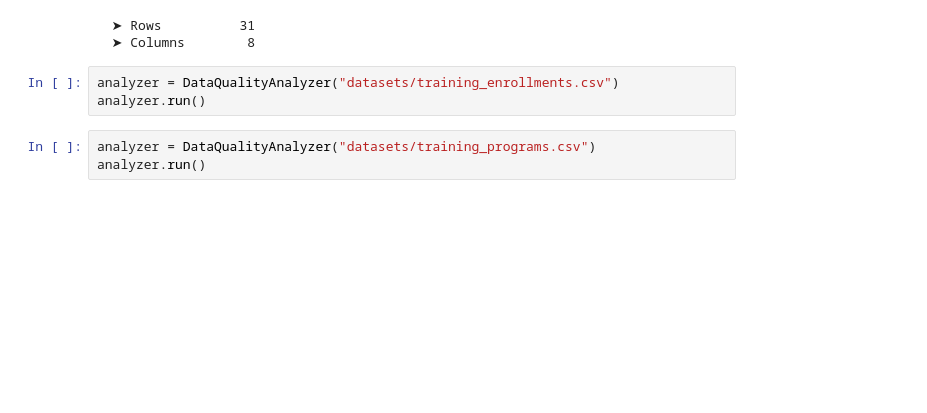
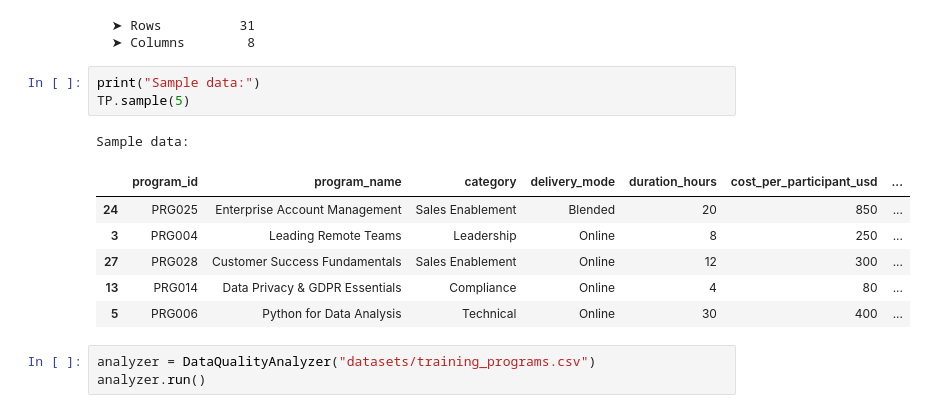
Before and after one commit to Sara-xv/Meridian-Group, a Jupyter notebook: Understanding and Cleaning.ipynb, the cells around one changed output. Cells and saved outputs as stored; diff of their text form; blank space fills up the shorter version.

```diff
--- a/Understanding and Cleaning.ipynb
+++ b/Understanding and Cleaning.ipynb
@@ -214,9 +214,17 @@ data_display.display()
                                      Memory: 0.01 MB
   ➤ Rows          31
   ➤ Columns        8
-# %%
-analyzer = DataQualityAnalyzer("datasets/training_enrollments.csv")
-analyzer.run()
+# %%
+print("Sample data:")
+TP.sample(5)
+# %% [output]
+Sample data:
+|  | program_id | program_name | category | delivery_mode | duration_hours | cost_per_participant_usd | ... |
+| 24 | PRG025 | Enterprise Account Management | Sales Enablement | Blended | 20 | 850 | ... |
+| 3 | PRG004 | Leading Remote Teams | Leadership | Online | 8 | 250 | ... |
+| 27 | PRG028 | Customer Success Fundamentals | Sales Enablement | Online | 12 | 300 | ... |
+| 13 | PRG014 | Data Privacy & GDPR Essentials | Compliance | Online | 4 | 80 | ... |
+| 5 | PRG006 | Python for Data Analysis | Technical | Online | 30 | 400 | ... |
 # %%
 analyzer = DataQualityAnalyzer("datasets/training_programs.csv")
 analyzer.run()
```
Also changed, not shown: parts of 1 cell of this notebook.
